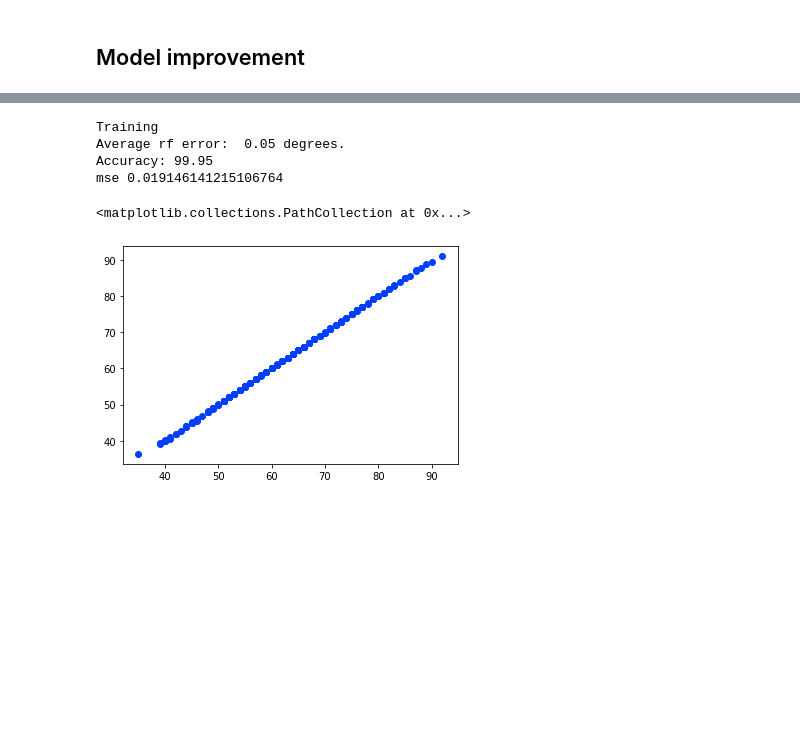
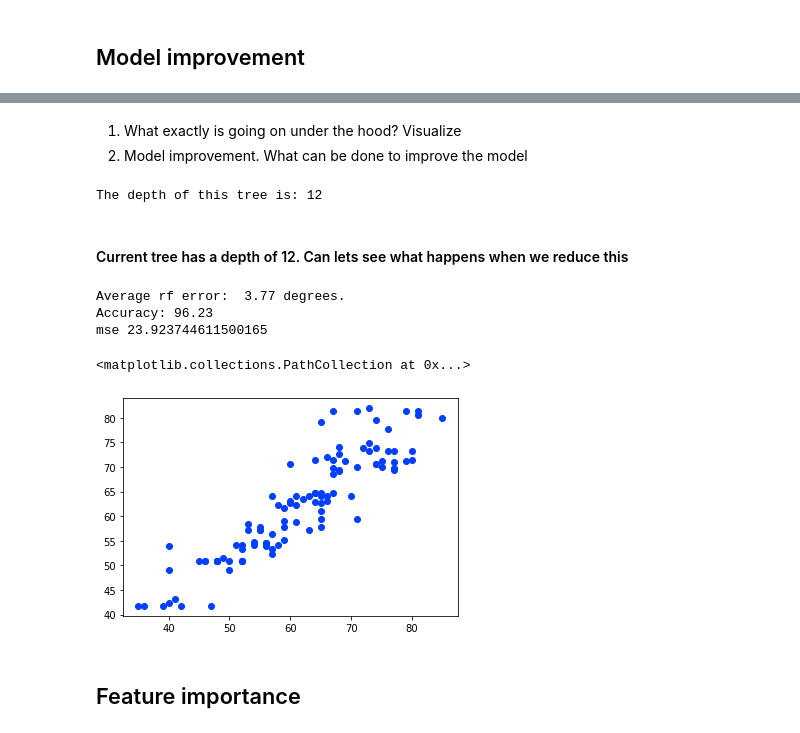
Before and after one commit to kobetryz/machine_learning_projects, a Jupyter notebook: Weather prediction/Simple weather prediction.ipynb, the cells around one changed output, grey strips where cells are left out. Drawn from its saved outputs; the diff is of its cells as text; code cells hidden in the pictures; blank space fills up the shorter version.

Commit message:
trees, feature importance

```diff
--- a/Weather prediction/Simple weather prediction.ipynb
+++ b/Weather prediction/Simple weather prediction.ipynb
@@ -224,9 +236,6 @@ features = data.columns
 # %%
-features = features.to_list()
-for i in features:
-    if i in ['year','forcast_noaa', 'forcast_acc', 'friend']:
-        features.remove(i)
-features
+new_cols = [i for i in features if i not in to_remove]
+new_cols
 # %% [output]
 ['month',
  'day',
@@ -245,7 +251,7 @@ features
  'Tues',
  'Wed']
 # %%
-X_train, X_test, y_train, y_test = train_test_split(data[features], data[target],test_size=0.25, random_state=23 )
+X_train, X_test, y_train, y_test = train_test_split(data[new_cols], data[target],test_size=0.30, random_state=23 )
 # %%
 X_train.shape, X_test.shape
 # %% [output]
@@ -270,7 +276,7 @@ Historical avearages seem to be quite close to actual values.. model must beat t
 # %% [markdown]
 ## Train model
 # %%
-rf = RandomForestRegressor(n_estimators=100, random_state=23)
+rf = RandomForestRegressor(n_estimators=200, random_state=23, min_samples_leaf=5)
 rf.fit(X_train, y_train)
 error = abs(y_train - rf.predict(X_train))
 print('Training')
@@ -306,3 +312,19 @@ Mean absolute error
 99.79045030110204
 # %% [markdown]
 ## Model improvement
+# %%
+rf = RandomForestRegressor(n_estimators=46, random_state=23)
+rf.fit(X_train, y_train)
+error = abs(y_train - rf.predict(X_train))
+print('Training')
+print('Average rf error: ', round(np.mean(error), 2), 'degrees.')
+print('Accuracy:' , 100 - round(np.mean(error), 2))
+print('mse' , mean_squared_error(y_train, rf.predict(X_train)))
+plt.scatter(y_train, rf.predict(X_train))
+
+print('Test')
+error = abs(y_test - rf.predict(X_test))
+print('Average rf error: ', round(np.mean(error), 2), 'degrees.')
+print('Accuracy:' , 100 - round(np.mean(error), 2))
+print('mse' , mean_squared_error(y_test, rf.predict(X_test)))
+plt.scatter(y_test, rf.predict(X_test))
@@ -308,0 +342,3 @@ Mean absolute error
+# %% [markdown]
+1. What exactly is going on under the hood? Visualize
+2. Model improvement. What can be done to improve the model
@@ -309,16 +357,20 @@ Mean absolute error
+# %%
+print('The depth of this tree is:', tree.tree_.max_depth)
+# %% [output]
+The depth of this tree is: 12
+# %% [markdown]
+#### Current tree has a depth of 12. Can lets see what happens when we reduce this
 # %%
-rf = RandomForestRegressor(n_estimators=70, random_state=23)
-rf.fit(X_train, y_train)
-error = abs(y_train - rf.predict(X_train))
-print('Training')
+small_rf = RandomForestRegressor(n_estimators=10,  max_depth=3, random_state=23)
+small_rf.fit(X_train, y_train)
+error = abs(y_test - small_rf.predict(X_test))
 print('Average rf error: ', round(np.mean(error), 2), 'degrees.')
 print('Accuracy:' , 100 - round(np.mean(error), 2))
-print('mse' , mean_squared_error(y_train, rf.predict(X_train)))
-plt.scatter(y_train, rf.predict(X_train))
+print('mse' , mean_squared_error(y_test, small_rf.predict(X_test)))
+plt.scatter(y_test, small_rf.predict(X_test))
 # %% [output]
-Training
-Average rf error:  0.05 degrees.
-Accuracy: 99.95
-mse 0.019146141215106764
+Average rf error:  3.77 degrees.
+Accuracy: 96.23
+mse 23.923744611500165
 <matplotlib.collections.PathCollection at 0x...>
-[figure, old version]
+[figure, new version]
@@ -324,0 +387,2 @@ mse 0.019146141215106764
+# %% [markdown]
+## Feature importance
```
Also changed, not shown: parts of 13 cells of this notebook, 4 other files.
